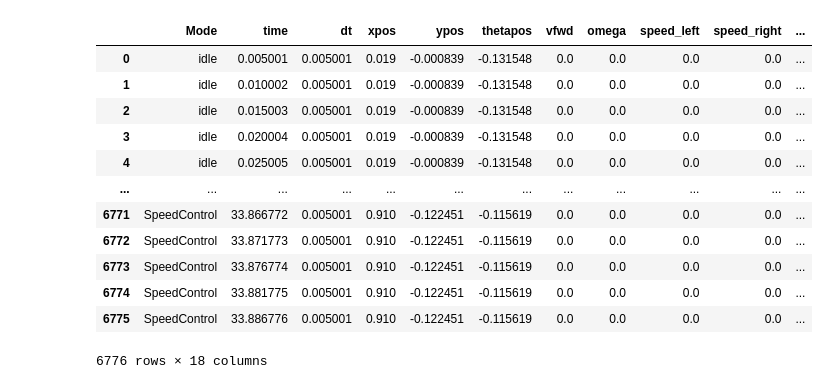
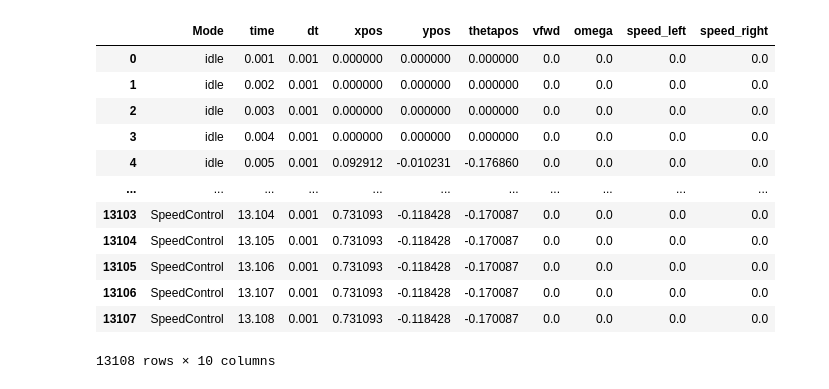
Before and after one commit to EthanD11/botlightyear, a Jupyter notebook: Teensy/CL_test/CL_test.ipynb, the cells around one changed output. Cells and saved outputs as stored; diff of their text form; code cells hidden in the pictures.

```diff
--- a/Teensy/CL_test/CL_test.ipynb
+++ b/Teensy/CL_test/CL_test.ipynb
@@ -4,7 +4,7 @@ import matplotlib.pyplot as plt
 import pandas as pd
 import re
 # %%
-with open("CL_test__Kp_13dot2__Ki_44dot0.txt", "r") as file:
+with open("CL_test__Kp_13dot2__Ki_44dot0__ref_0dot2.txt", "r") as file:
     raw_data = file.read().strip().split("Mode")[1:-2]
 
 ndata = len(raw_data)
@@ -17,46 +17,46 @@ data_np = np.zeros((len(columns)-1, ndata))
 for i in range(ndata):
     spi_in_str = False
     current = raw_data[i]
     if ("SPI" in raw_data[i]):
         spi_in_str = True
         current = re.sub("SPI.*", "", raw_data[i], flags=re.S)
     if ("query" in raw_data[i]):
         current = re.sub("query.*\n", "", current)
     if ("\na = " in raw_data[i]):
         current = re.sub("\na = .*", "\n", current, flags=re.S)
     if ("\nstate is" in raw_data[i]):
         current = re.sub("\nstate is.*", "\n", current, flags=re.S)
     try:
         splitted_data = current.strip().split("\n")
         mode = splitted_data[0].strip()
         data_mode[i] = mode
         data_np[:,i] = list(map(lambda x: float(x.split(" = ")[-1]), splitted_data[1:]))
 
     except:
         print("Error parsing sample number ", i, "\n")
         print(raw_data[i])
         print(current)
         break
 
 data = pd.DataFrame(data_np.T, columns=columns[1:])
 data.insert(0,"time",np.cumsum(data["dt"]),False)
 data.insert(0,"Mode",data_mode,False)
 
 data
 # %% [output]
-|  | Mode | time | dt | xpos | ypos | thetapos | vfwd | omega | speed_left | speed_right | ... |
-| 0 | idle | 0.005001 | 0.005001 | 0.019 | -0.000839 | -0.131548 | 0.0 | 0.0 | 0.0 | 0.0 | ... |
-| 1 | idle | 0.010002 | 0.005001 | 0.019 | -0.000839 | -0.131548 | 0.0 | 0.0 | 0.0 | 0.0 | ... |
-| 2 | idle | 0.015003 | 0.005001 | 0.019 | -0.000839 | -0.131548 | 0.0 | 0.0 | 0.0 | 0.0 | ... |
-| 3 | idle | 0.020004 | 0.005001 | 0.019 | -0.000839 | -0.131548 | 0.0 | 0.0 | 0.0 | 0.0 | ... |
-| 4 | idle | 0.025005 | 0.005001 | 0.019 | -0.000839 | -0.131548 | 0.0 | 0.0 | 0.0 | 0.0 | ... |
-| ... | ... | ... | ... | ... | ... | ... | ... | ... | ... | ... | ... |
-| 6771 | SpeedControl | 33.866772 | 0.005001 | 0.910 | -0.122451 | -0.115619 | 0.0 | 0.0 | 0.0 | 0.0 | ... |
-| 6772 | SpeedControl | 33.871773 | 0.005001 | 0.910 | -0.122451 | -0.115619 | 0.0 | 0.0 | 0.0 | 0.0 | ... |
-| 6773 | SpeedControl | 33.876774 | 0.005001 | 0.910 | -0.122451 | -0.115619 | 0.0 | 0.0 | 0.0 | 0.0 | ... |
-| 6774 | SpeedControl | 33.881775 | 0.005001 | 0.910 | -0.122451 | -0.115619 | 0.0 | 0.0 | 0.0 | 0.0 | ... |
-| 6775 | SpeedControl | 33.886776 | 0.005001 | 0.910 | -0.122451 | -0.115619 | 0.0 | 0.0 | 0.0 | 0.0 | ... |
+|  | Mode | time | dt | xpos | ypos | thetapos | vfwd | omega | speed_left | speed_right |
+| 0 | idle | 0.001 | 0.001 | 0.000000 | 0.000000 | 0.000000 | 0.0 | 0.0 | 0.0 | 0.0 |
+| 1 | idle | 0.002 | 0.001 | 0.000000 | 0.000000 | 0.000000 | 0.0 | 0.0 | 0.0 | 0.0 |
+| 2 | idle | 0.003 | 0.001 | 0.000000 | 0.000000 | 0.000000 | 0.0 | 0.0 | 0.0 | 0.0 |
+| 3 | idle | 0.004 | 0.001 | 0.000000 | 0.000000 | 0.000000 | 0.0 | 0.0 | 0.0 | 0.0 |
+| 4 | idle | 0.005 | 0.001 | 0.092912 | -0.010231 | -0.176860 | 0.0 | 0.0 | 0.0 | 0.0 |
+| ... | ... | ... | ... | ... | ... | ... | ... | ... | ... | ... |
+| 13103 | SpeedControl | 13.104 | 0.001 | 0.731093 | -0.118428 | -0.170087 | 0.0 | 0.0 | 0.0 | 0.0 |
+| 13104 | SpeedControl | 13.105 | 0.001 | 0.731093 | -0.118428 | -0.170087 | 0.0 | 0.0 | 0.0 | 0.0 |
+| 13105 | SpeedControl | 13.106 | 0.001 | 0.731093 | -0.118428 | -0.170087 | 0.0 | 0.0 | 0.0 | 0.0 |
+| 13106 | SpeedControl | 13.107 | 0.001 | 0.731093 | -0.118428 | -0.170087 | 0.0 | 0.0 | 0.0 | 0.0 |
+| 13107 | SpeedControl | 13.108 | 0.001 | 0.731093 | -0.118428 | -0.170087 | 0.0 | 0.0 | 0.0 | 0.0 |
-6776 rows × 18 columns
+13108 rows × 10 columns
 # %%
 mask = data["Mode"] != "idle"
 # mask = np.logical_and(mask, data["time"] <=100)
```
Also changed, not shown: parts of 5 cells of this notebook, 8 other files.
